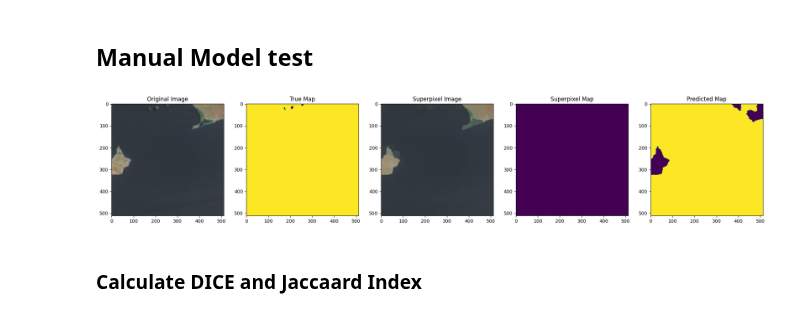
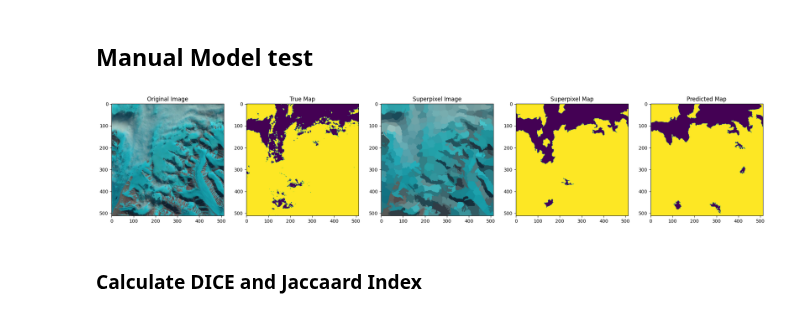
Before and after one commit to SAint7579/ComputerVision_CloudSegmentation, a Jupyter notebook: Superpixel-UNET/CloudSegmentationModel_SPX-SnE-UNet.ipynb, the cells around one changed output. Drawn from its saved outputs; the diff is of its cells as text; code cells hidden in the pictures.

```diff
--- a/Superpixel-UNET/CloudSegmentationModel_SPX-SnE-UNet.ipynb
+++ b/Superpixel-UNET/CloudSegmentationModel_SPX-SnE-UNet.ipynb
@@ -249,18 +231,11 @@ Output shape: torch.Size([1, 1, 300])
 # %%
 patches,mask = data_utils.get_patch(path_to_folders_images = "../Dataset/Natural_False_Color/", path_to_folders_labels = "../Dataset/Entire_scene_gts/")
 # %%
-# np.save('../Dataset/X.npy', np.array(X))
-# np.save('../Dataset/Y.npy', np.array(y))
-# np.save('../Dataset/raw.npy', np.array(raw))
-# np.save('../Dataset/slic_map.npy', np.array(slic_map))
-# np.save('../Dataset/original_ordering.npy', np.array(original_ordering))
-
-
-X = np.load('../Dataset/X.npy')
-y = np.load('../Dataset/Y.npy')
+X = np.load('../Dataset/X_pca.npy')
+y = np.load('../Dataset/Y_pca.npy')
 raw = np.load('../Dataset/raw.npy')
-slic_map = np.load('../Dataset/slic_map.npy')
-original_ordering = np.load('../Dataset/original_ordering.npy', allow_pickle=True)
+slic_map = np.load('../Dataset/slic_map_pca.npy')
+original_ordering = np.load('../Dataset/original_ordering_pca.npy', allow_pickle=True)
 # %%
 class CustomDataset(Dataset):
     def __init__(self, X, y):
@@ -358,38 +334,38 @@ segmentationModel = segmentationModel.load_from_checkpoint('./sne_model_checkpt/
 ## Manual Model test
 # %%
 ##plot segmented_image_rgb
-i = 5
+i = 244
 
 y_true = data_utils.unpad_and_map(X[i],y[i],original_ordering[i],slic_map[i])
 y_pred = np.round(segmentationModel(torch.tensor([X[i].T], dtype=torch.float32)).detach().numpy().reshape(-1))
 y_pred = data_utils.unpad_and_map(X[i],y_pred,original_ordering[i],slic_map[i])
 ## Make a 1x3 subplot
 fig, ax = plt.subplots(1, 5, figsize=(25, 10))
 
 ## Plot the original image
 ax[0].imshow(patches[i])
 ax[0].set_title('Original Image')
 
 ## Plot the true segmentation
 ax[1].imshow(mask[i])
 ax[1].set_title('True Map')
 
 ## Plot the superpixel segmentation
 ax[2].imshow(raw[i])
 ax[2].set_title('Superpixel Image')
 
 ## Plot the true segmentation
 ax[3].imshow(y_true)
 ax[3].set_title('Superpixel Map')
 
 ## Plot the predicted segmentation
 ax[4].imshow(y_pred)
 ax[4].set_title('Predicted Map')
 
 ## Show the plot
 plt.show()
 # %% [output]
-[figure, old version]
+[figure, new version]
 # %% [markdown]
 ### Calculate DICE and Jaccaard Index
 # %%
```
Also changed, not shown: parts of 7 cells of this notebook, 4 other files.
